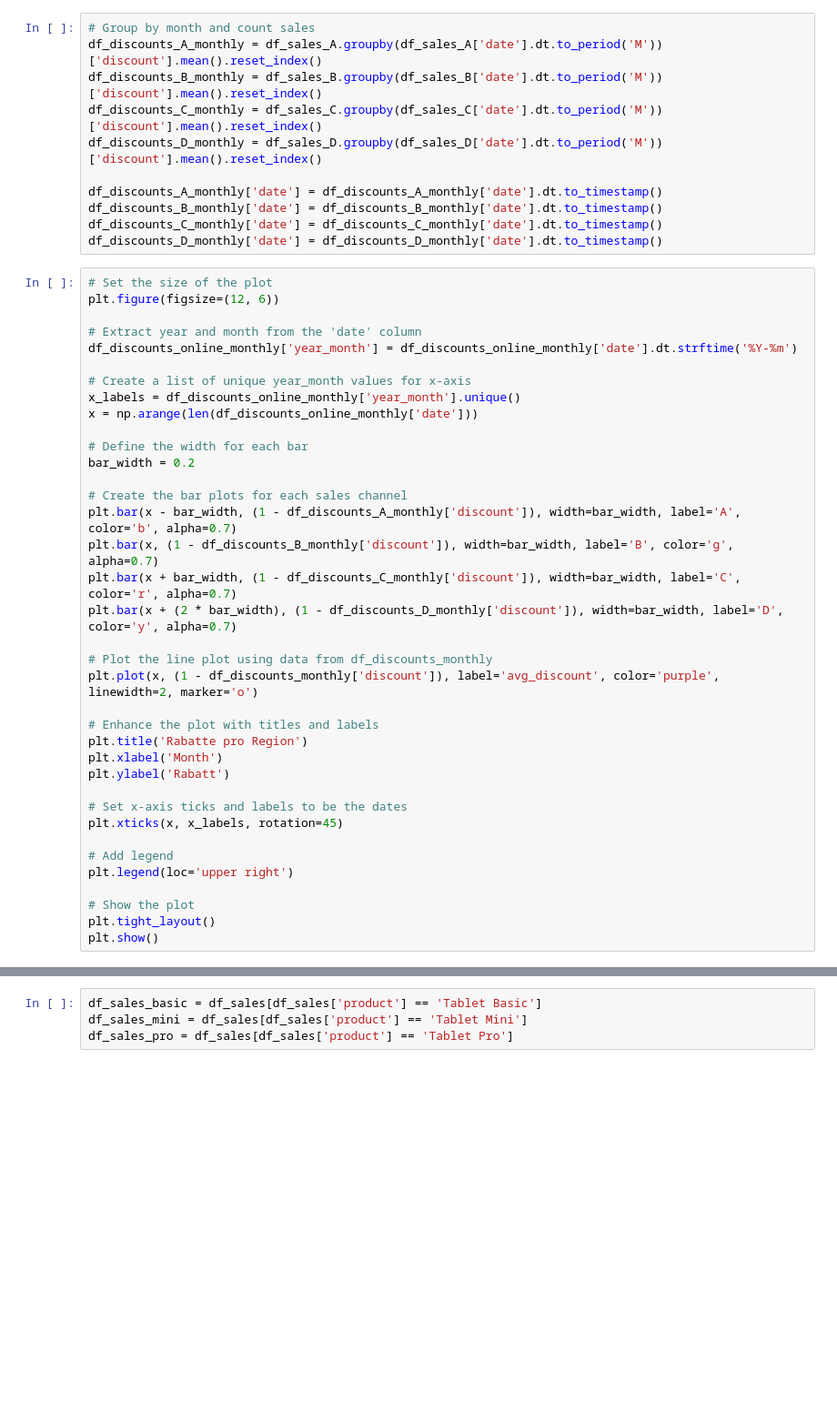
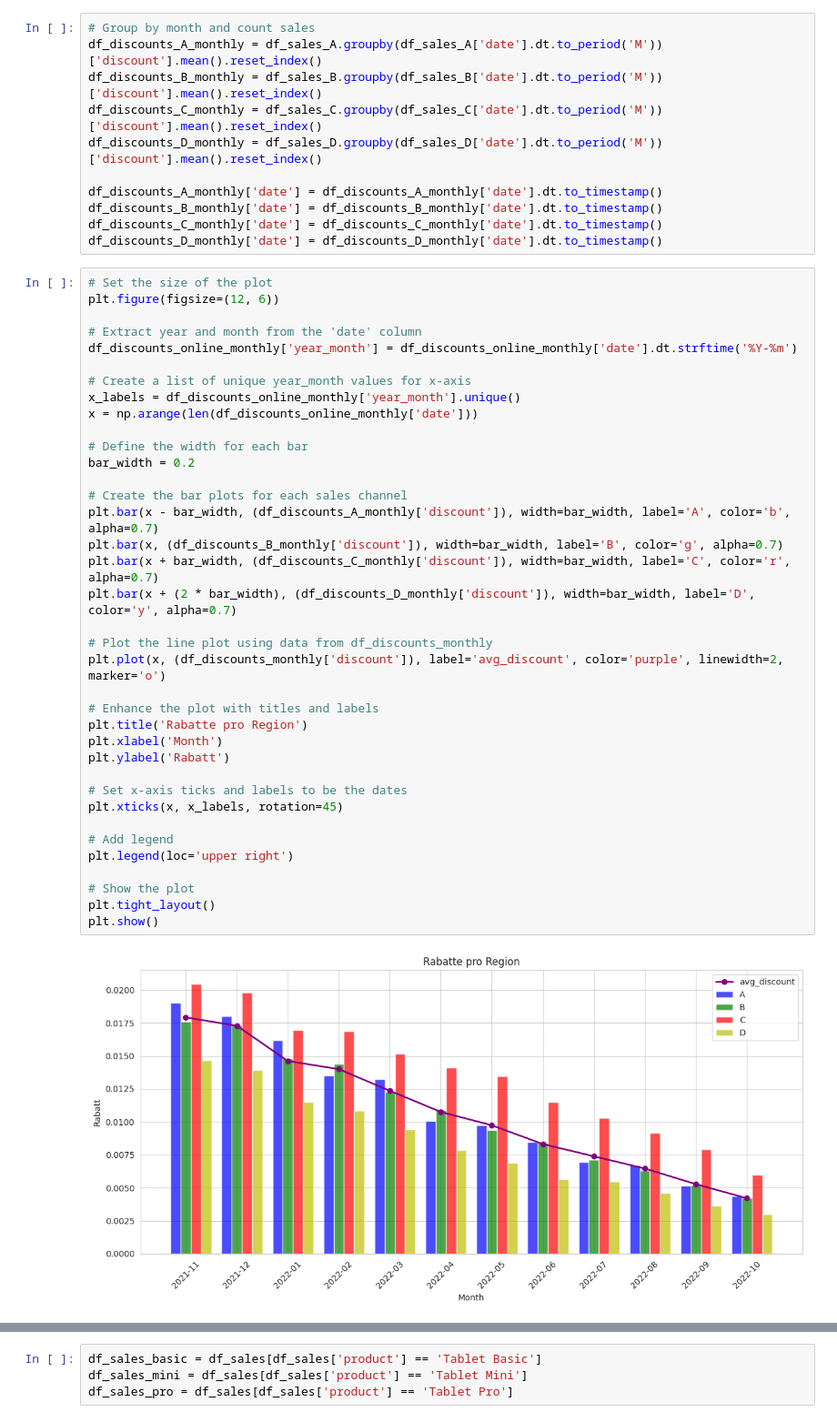
Before and after one commit to AliBenBali/TabletGmbHProjekt, a Jupyter notebook: Fallstudie_Novakovic_Elbers_Cicek_Barberi.ipynb, the cells around one changed output, grey strips where cells are left out. Shown at 91% size. Cells and saved outputs as stored; diff of their text form; blank space fills up the shorter version.

```diff
--- a/Fallstudie_Novakovic_Elbers_Cicek_Barberi.ipynb
+++ b/Fallstudie_Novakovic_Elbers_Cicek_Barberi.ipynb
@@ -888,35 +1219,37 @@ df_discounts_D_monthly['date'] = df_discounts_D_monthly['date'].dt.to_timestamp(
 plt.figure(figsize=(12, 6))
 
 # Extract year and month from the 'date' column
 df_discounts_online_monthly['year_month'] = df_discounts_online_monthly['date'].dt.strftime('%Y-%m')
 
 # Create a list of unique year_month values for x-axis
 x_labels = df_discounts_online_monthly['year_month'].unique()
 x = np.arange(len(df_discounts_online_monthly['date']))
 
 # Define the width for each bar
 bar_width = 0.2
 
 # Create the bar plots for each sales channel
-plt.bar(x - bar_width, (1 - df_discounts_A_monthly['discount']), width=bar_width, label='A', color='b', alpha=0.7)
-plt.bar(x, (1 - df_discounts_B_monthly['discount']), width=bar_width, label='B', color='g', alpha=0.7)
-plt.bar(x + bar_width, (1 - df_discounts_C_monthly['discount']), width=bar_width, label='C', color='r', alpha=0.7)
-plt.bar(x + (2 * bar_width), (1 - df_discounts_D_monthly['discount']), width=bar_width, label='D', color='y', alpha=0.7)
+plt.bar(x - bar_width, (df_discounts_A_monthly['discount']), width=bar_width, label='A', color='b', alpha=0.7)
+plt.bar(x, (df_discounts_B_monthly['discount']), width=bar_width, label='B', color='g', alpha=0.7)
+plt.bar(x + bar_width, (df_discounts_C_monthly['discount']), width=bar_width, label='C', color='r', alpha=0.7)
+plt.bar(x + (2 * bar_width), (df_discounts_D_monthly['discount']), width=bar_width, label='D', color='y', alpha=0.7)
 
 # Plot the line plot using data from df_discounts_monthly
-plt.plot(x, (1 - df_discounts_monthly['discount']), label='avg_discount', color='purple', linewidth=2, marker='o')
+plt.plot(x, (df_discounts_monthly['discount']), label='avg_discount', color='purple', linewidth=2, marker='o')
 
 # Enhance the plot with titles and labels
 plt.title('Rabatte pro Region')
 plt.xlabel('Month')
 plt.ylabel('Rabatt')
 
 # Set x-axis ticks and labels to be the dates
 plt.xticks(x, x_labels, rotation=45)
 
 # Add legend
 plt.legend(loc='upper right')
 
 # Show the plot
 plt.tight_layout()
 plt.show()
+# %% [output]
+[figure, added]
```
Also changed, not shown: parts of 56 cells of this notebook.
